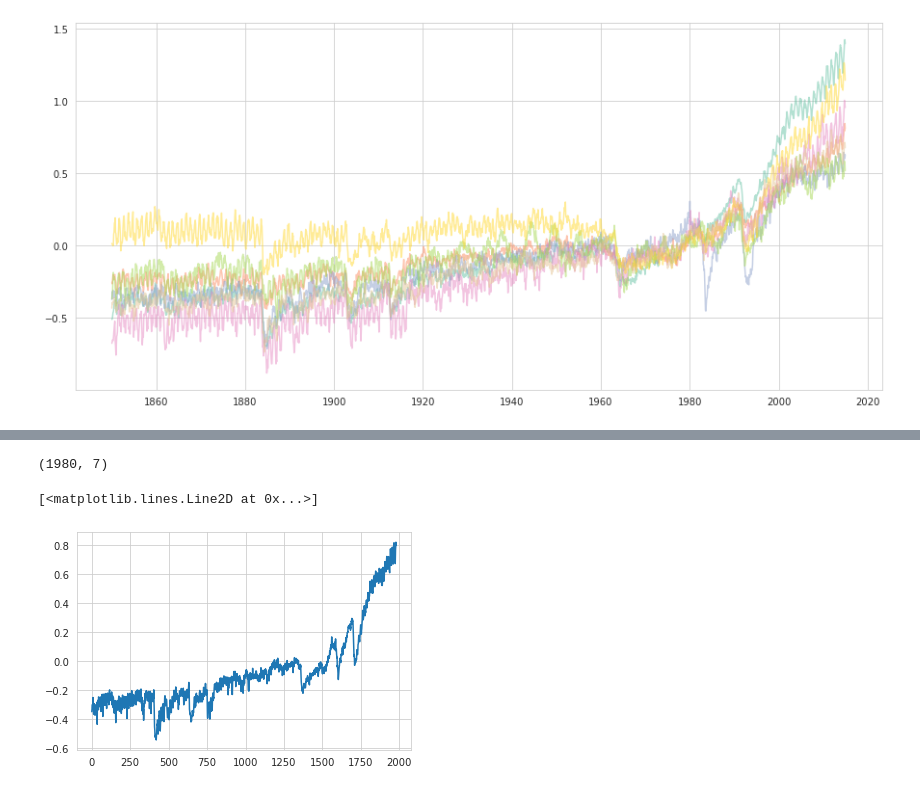
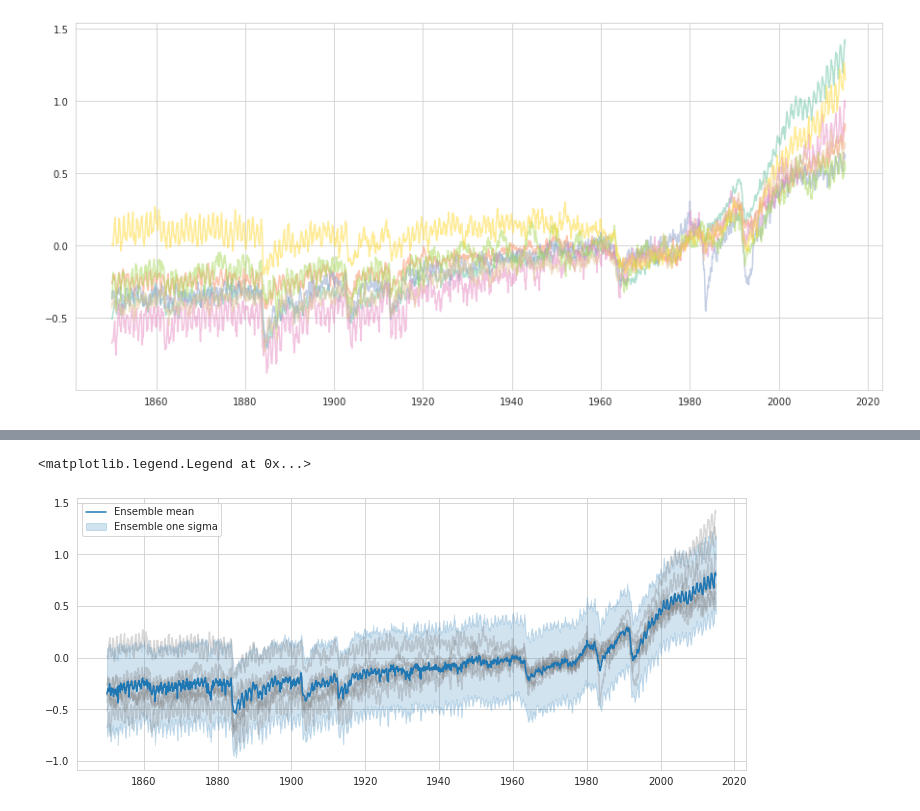
Before and after one commit to mattramos/bayesian_ensembling, a Jupyter notebook: experiments/figure2.ipynb, the cells around one changed output, grey strips where cells are left out. Cells and saved outputs as stored; diff of their text form; code cells hidden in the pictures.

Commit message:
Ensemble plotting

```diff
--- a/experiments/figure2.ipynb
+++ b/experiments/figure2.ipynb
@@ -78,14 +63,16 @@ Set
+# %%
+hist_anom_models.fit(model=es.MeanFieldApproximation(), compile_objective=True)
 # %%
 weight_function = es.LogLikelihoodWeight()
 weights = weight_function(hist_anom_models, observations)
-# %%
-weights.shape
-# %% [output]
-(1980, 7)
 # %%
-ensemble = es.Barycentre()._compute(hist_anom_models, weights)
+ensemble = es.Barycentre()
+pdfs = ensemble(hist_anom_models, weights)
-# %%
-plt.plot([e.mean() for e in ensemble])
-# %% [output]
-[<matplotlib.lines.Line2D at 0x...>]
-[figure, removed]
+# %%
+fig, ax = plt.subplots(figsize=(12, 5))
+hist_anom_models.plot_all(one_color='tab:gray', ax=ax)
+ensemble.plot(ax, x=hist_anom_models.time)
+ax.legend(loc='best')
+# %% [output]
+<matplotlib.legend.Legend at 0x...>
+[figure, added]
```
Also changed, not shown: parts of 2 cells of this notebook, 3 other files.
